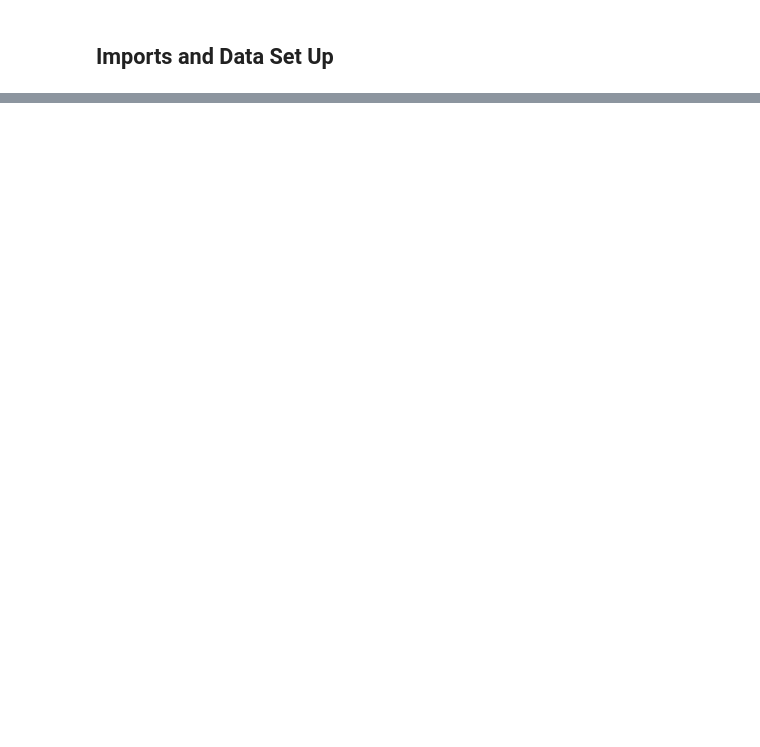
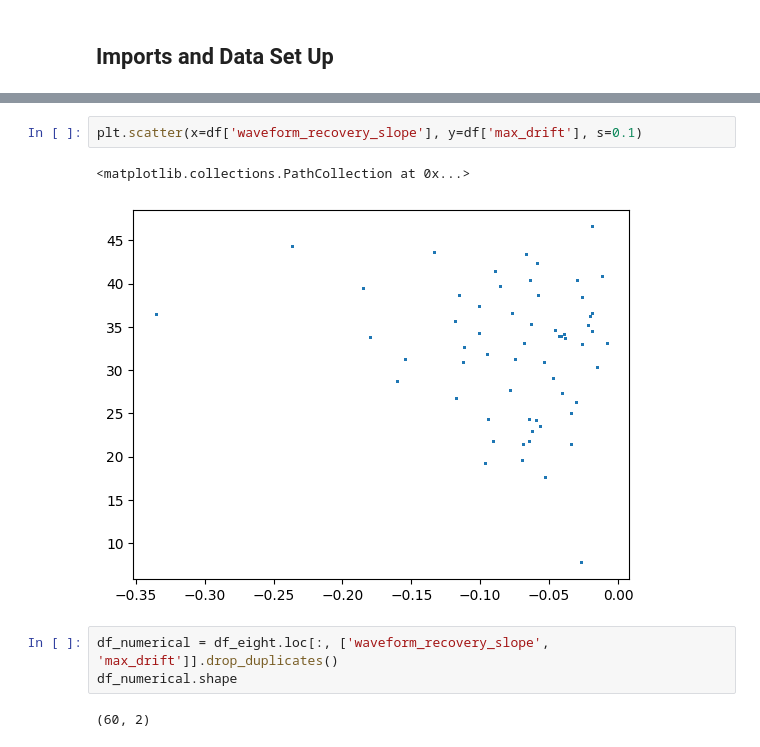
Before and after one commit to tebe-nigrelli/MMN-Group-Project, a Jupyter notebook: code utilities.ipynb, the cells around one changed output, grey strips where cells are left out. Saved outputs shown, nothing was run; the diff lists cells and outputs as text; blank space fills up the shorter version.

```diff
--- a/code utilities.ipynb
+++ b/code utilities.ipynb
@@ -32,0 +67,10 @@ def get_dataset(session_number:int, stimulus: str, cortex:str):
+# %%
+plt.scatter(x=df['waveform_recovery_slope'], y=df['max_drift'], s=0.1)
+# %% [output]
+<matplotlib.collections.PathCollection at 0x...>
+[figure, added]
+# %%
+df_numerical = df_eight.loc[:, ['waveform_recovery_slope', 'max_drift']].drop_duplicates()
+df_numerical.shape
+# %% [output]
+(60, 2)
```
Also changed, not shown: parts of 5 cells of this notebook.
